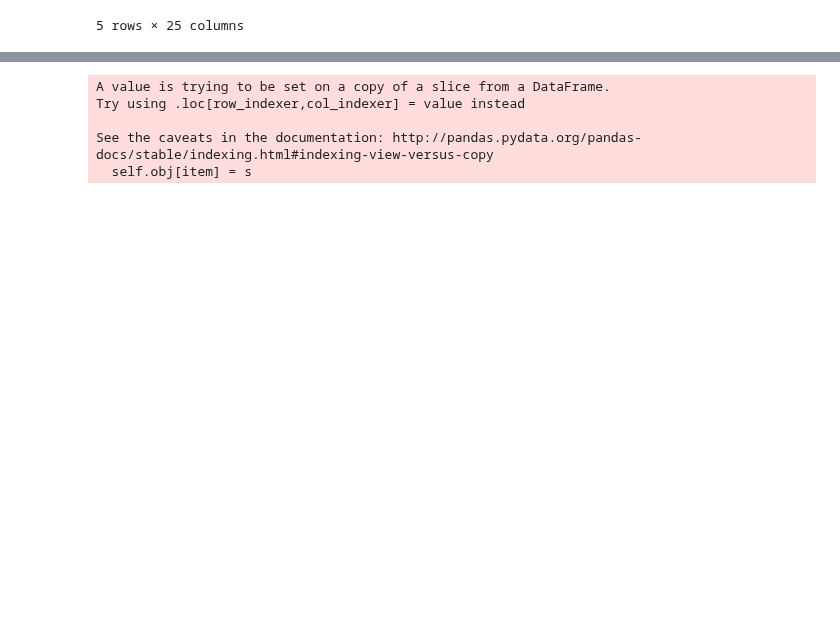
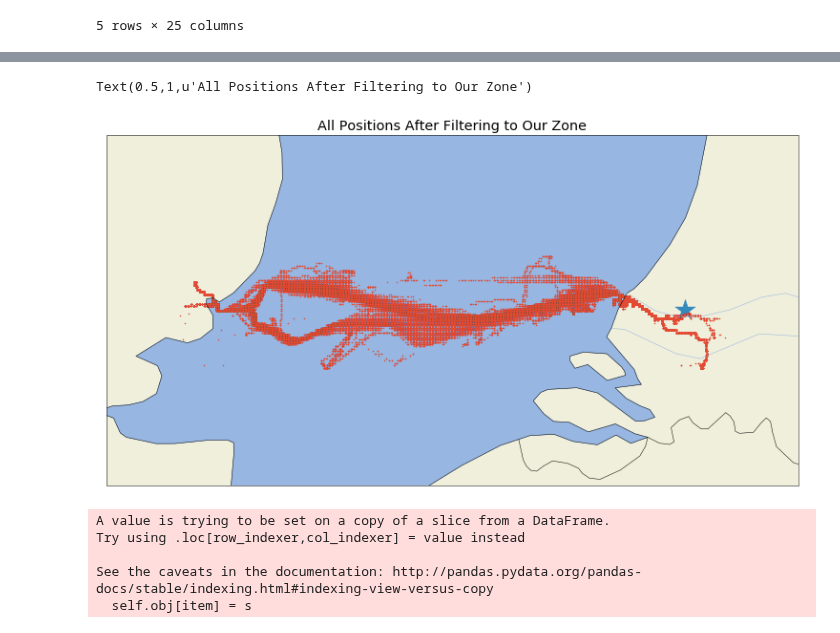
Before and after one commit to jank324/ais-predictor, a Jupyter notebook: data/filter FEL-ROT data.ipynb, the cells around one changed output, grey strips where cells are left out. Drawn from its saved outputs; the diff is of its cells as text; code cells hidden in the pictures; blank space fills up the shorter version.

```diff
--- a/data/filter FEL-ROT data.ipynb
+++ b/data/filter FEL-ROT data.ipynb
@@ -82,8 +85,11 @@ outside_trip_ids = ais_dropped['TripID'][outside_rec_mask].unique()
 outside_trip_mask = ~ais_dropped['TripID'].isin(outside_trip_ids)
 ais_zoned = ais_dropped[outside_trip_mask]
 # %%
-#aismap.plot_to_map(size = (13, 13), longitude = ais_zoned['Longitude'], latitude = ais_zoned['Latitude'])
-#plt.title("All Positions After Filtering to Our Zone")
+aismap.plot_to_map(size = (13, 13), longitude = ais_zoned['Longitude'], latitude = ais_zoned['Latitude'])
+plt.title("All Positions After Filtering to Our Zone")
+# %% [output]
+Text(0.5,1,u'All Positions After Filtering to Our Zone')
+[figure, added]
 # %%
 #minlat = ais_zoned['EndLatitude'].min() - 0.2
 #maxlat = ais_zoned['EndLatitude'].max() + 0.2
```
Also changed, not shown: parts of 4 cells of this notebook, 7 other files.
